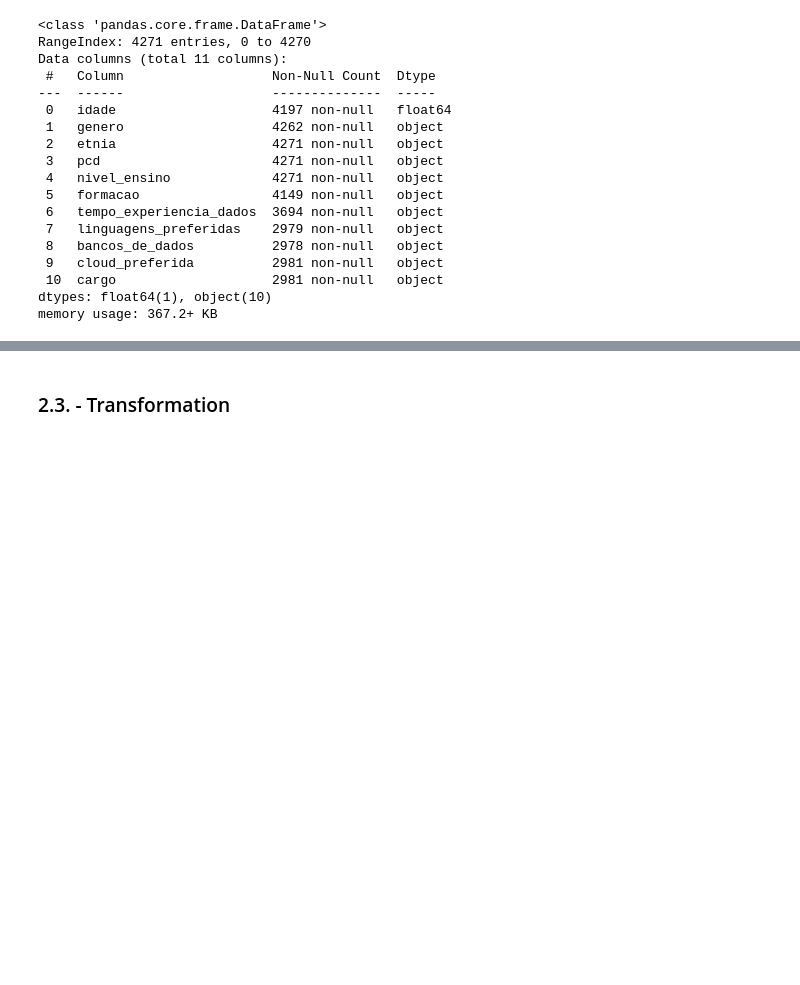
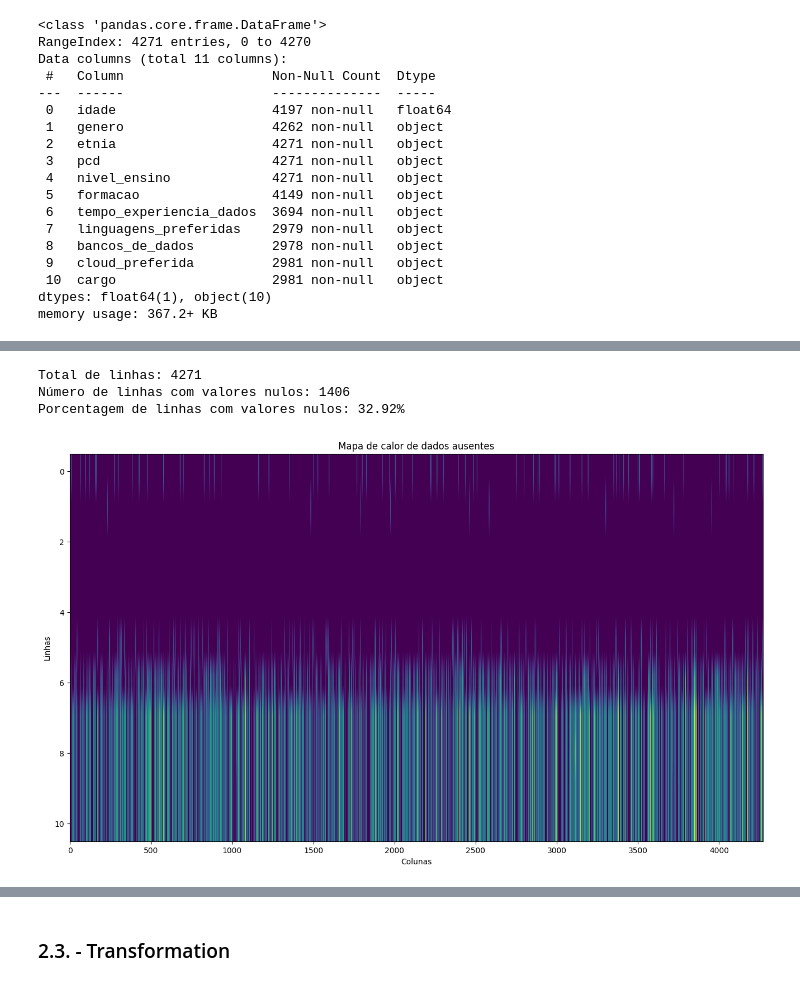
Before and after one commit to MaxJuniorr/data-vocational-test, a Jupyter notebook: main.ipynb, the cells around one changed output, grey strips where cells are left out. Drawn from its saved outputs; the diff is of its cells as text; code cells hidden in the pictures; blank space fills up the shorter version.

```diff
--- a/main.ipynb
+++ b/main.ipynb
@@ -131,0 +118,24 @@ df_pp
+# %%
+total_rows = df.shape[0]
+null_rows = df.isna().any(axis=1).sum()
+null_percentage = (null_rows / total_rows) * 100
+
+print(f"Total de linhas: {total_rows}")
+print(f"Número de linhas com valores nulos: {null_rows}")
+print(f"Porcentagem de linhas com valores nulos: {null_percentage:.2f}%")
+# %% [output]
+Total de linhas: 4271
+Número de linhas com valores nulos: 1406
+Porcentagem de linhas com valores nulos: 32.92%
+# %%
+def plot_missing_data(df):
+    fig = plt.figure(figsize=(16, 9))
+    plt.imshow(df.isna().T, aspect="auto", cmap="viridis")
+    plt.xlabel("Colunas")
+    plt.ylabel("Linhas")
+    plt.title("Mapa de calor de dados ausentes")
+    plt.grid(False)
+# %%
+plot_missing_data(df)
+# %% [output]
+[figure, added]
```
Also changed, not shown: parts of 24 cells of this notebook.
